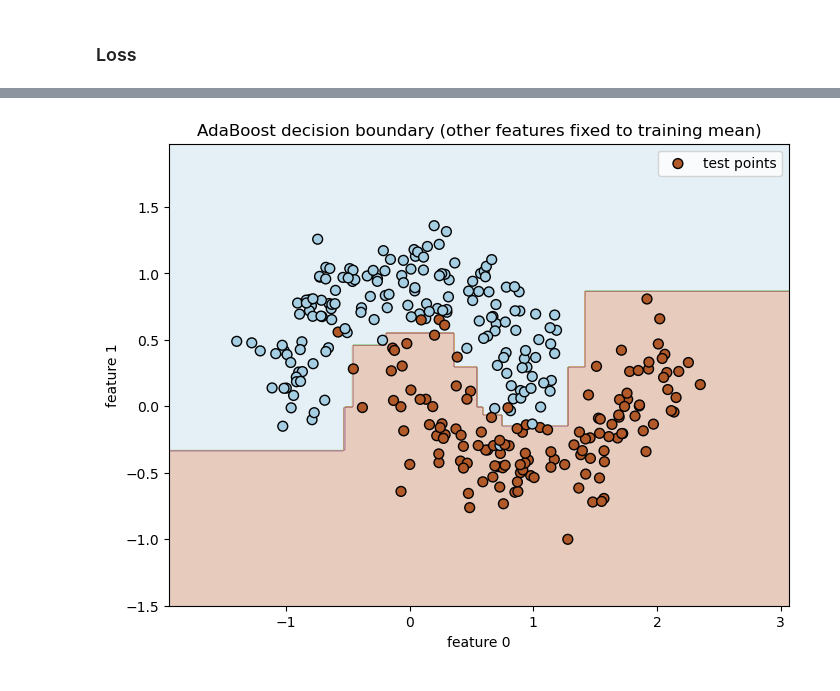
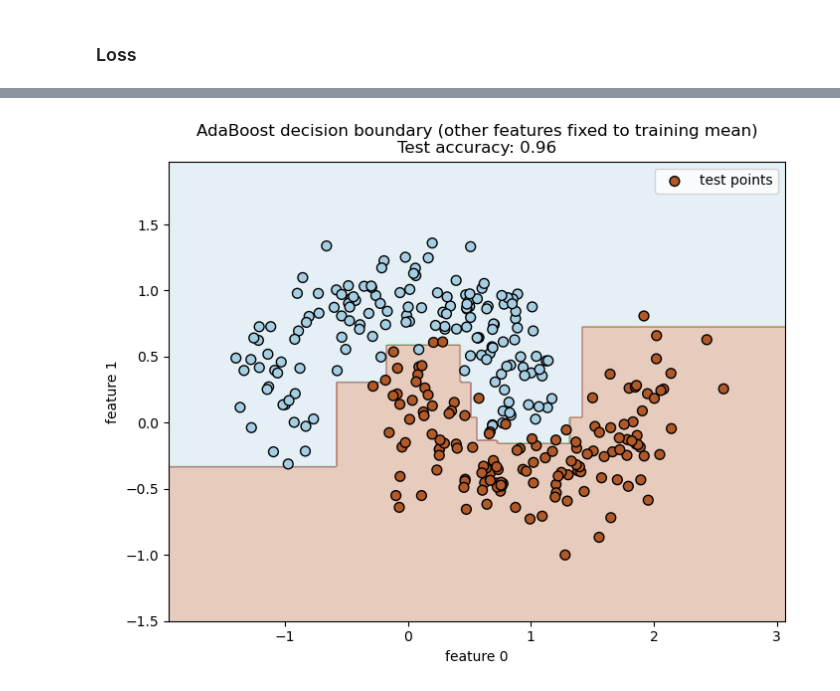
Before and after one commit to pgundral/ada-boost, a Jupyter notebook: src/pranav.ipynb, the cells around one changed output, grey strips where cells are left out. Drawn from its saved outputs; the diff is of its cells as text; code cells hidden in the pictures.

Commit message:
tests written

```diff
--- a/src/pranav.ipynb
+++ b/src/pranav.ipynb
@@ -112,6 +61,14 @@ class Stump(object):
 
             # over all possible values
             uniq = np.sort(np.unique(x_ftr))
+
+            # check there are at least two values,
+            # consistent ftrs skipped
+            if uniq.shape[0] < 2:
+                gains.append(-np.inf)
+                split_points.append(None)
+                continue
+
             mids = (uniq[1:] + uniq[:-1])/2 # midpoints
             local_gains = []
 
@@ -138,7 +95,7 @@ class Stump(object):
     def predict(self,X):
         # TODO: takes in a matrix X and outputs a vector of predictions y
         xi = X[:,self.split_ftr_indx]
-        return np.where(xi > self.split_point, 1, -1)
+        return np.where(xi < self.split_point, 1, -1)
 
     def _calc_gain(self, x_true, y):
         # TODO: calculate gain using weights from self.distribution
@@ -229,51 +186,64 @@ class AdaBoost(object):
         return None
 # %%
 import numpy as np
-import pandas as pd
 import matplotlib.pyplot as plt
+from sklearn.metrics import accuracy_score
+from sklearn.ensemble import AdaBoostClassifier
+from sklearn.tree import DecisionTreeClassifier
+from sklearn.datasets import make_moons
+from sklearn.model_selection import train_test_split
 
-np.random.seed(0)
-X,y = make_moons(noise=0.2, random_state=42,n_samples=1000)
-X_train, X_test, y_train, y_test = train_test_split(X,y,test_size=0.3)
-# X = np.random.choice([1,2,3,4,5],100).reshape(20,5)
-# y = np.random.choice([0,1],20)
+def plot_2d_clf(X, y, clf, random_state):
+    # split data
+    X_train, X_test, y_train, y_test = train_test_split(X,y,test_size=0.3,random_state=random_state)
+    # fit classifier
+    try:
+        clf.train(X_train, y_train)
+    except AttributeError:
+        clf.fit(X_train, y_train)
 
-# print(np.mean(X_train[:,1]))
-# print([learn.split_point for learn in clf.learners])
-# print(set([0,1]).difference(np.unique(y)) == set())
+    # choose two features to visualize (0 and 1)
+    x_idx, y_idx = 0, 1
 
-clf = AdaBoost()
-# fit classifier
-clf.train(X_train, y_train)
+    # mesh for plotting (cover both train and test ranges)
+    xmin = np.min(np.r_[X_train[:, x_idx], X_test[:, x_idx]]) - 0.5
+    xmax = np.max(np.r_[X_train[:, x_idx], X_test[:, x_idx]]) + 0.5
+    ymin = np.min(np.r_[X_train[:, y_idx], X_test[:, y_idx]]) - 0.5
+    ymax = np.max(np.r_[X_train[:, y_idx], X_test[:, y_idx]]) + 0.5
+    xx, yy = np.meshgrid(np.linspace(xmin, xmax, 300), np.linspace(ymin, ymax, 300))
 
-# choose two features to visualize (0 and 1)
-x_idx, y_idx = 0, 1
+    # build full-dimensional grid points by fixing other features at their training mean
+    mean_features = np.mean(X_train, axis=0)
+    grid2d = np.c_[xx.ravel(), yy.ravel()]
+    n_pts = grid2d.shape[0]
+    full_grid = np.tile(mean_features, (n_pts, 1))
+    full_grid[:, x_idx] = grid2d[:, 0]
+    full_grid[:, y_idx] = grid2d[:, 1]
 
-# mesh for plotting (cover both train and test ranges)
-xmin = np.min(np.r_[X_train[:, x_idx], X_test[:, x_idx]]) - 0.5
-xmax = np.max(np.r_[X_train[:, x_idx], X_test[:, x_idx]]) + 0.5
-ymin = np.min(np.r_[X_train[:, y_idx], X_test[:, y_idx]]) - 0.5
-ymax = np.max(np.r_[X_train[:, y_idx], X_test[:, y_idx]]) + 0.5
-xx, yy = np.meshgrid(np.linspace(xmin, xmax, 300), np.linspace(ymin, ymax, 300))
+    # predict on the grid and plot
+    Z = clf.predict(full_grid).reshape(xx.shape)
 
-# build full-dimensional grid points by fixing other features at their training mean
-mean_features = np.mean(X_train, axis=0)
-grid2d = np.c_[xx.ravel(), yy.ravel()]
-n_pts = grid2d.shape[0]
-full_grid = np.tile(mean_features, (n_pts, 1))
-full_grid[:, x_idx] = grid2d[:, 0]
-full_grid[:, y_idx] = grid2d[:, 1]
+    try:
+        test_score = clf.score(X_test, y_test)
+    except:
+        y_hat = clf.predict(X_test)
+        y_hat = np.where(y_hat < 0, 0, 1)
+        test_score = accuracy_score(y_test, y_hat)
 
-# predict on the grid and plot
-Z = clf.predict(full_grid).reshape(xx.shape)
+    plt.figure(figsize=(8,6))
+    plt.contourf(xx, yy, Z, alpha=0.3, cmap=plt.cm.Paired)
+    plt.scatter(X_test[:, x_idx], X_test[:, y_idx], c=y_test, cmap=plt.cm.Paired, edgecolor='k', s=50, label='test points')
+    plt.xlabel(f'feature {x_idx}')
+    plt.ylabel(f'feature {y_idx}')
+    plt.title(f'AdaBoost decision boundary (other features fixed to training mean)\nTest accuracy: {test_score:.2f}')
+    plt.legend()
+    plt.show()
 
-plt.figure(figsize=(8,6))
-plt.contourf(xx, yy, Z, alpha=0.3, cmap=plt.cm.Paired)
-plt.scatter(X_test[:, x_idx], X_test[:, y_idx], c=y_test, cmap=plt.cm.Paired, edgecolor='k', s=50, label='test points')
-plt.xlabel(f'feature {x_idx}')
-plt.ylabel(f'feature {y_idx}')
-plt.title(f'AdaBoost decision boundary (other features fixed to training mean)')
-plt.legend()
-plt.show()
+    return None
+
+RS = 42
+X,y = make_moons(noise=0.2, random_state=RS, n_samples=1000)
+plot_2d_clf(X, y, clf=AdaBoost(), random_state=RS)
+plot_2d_clf(X, y, clf=AdaBoostClassifier(), random_state=RS)
 # %% [output]
-[figure, old version]
+[figure, new version]
```
Also changed, not shown: parts of 10 cells of this notebook.
